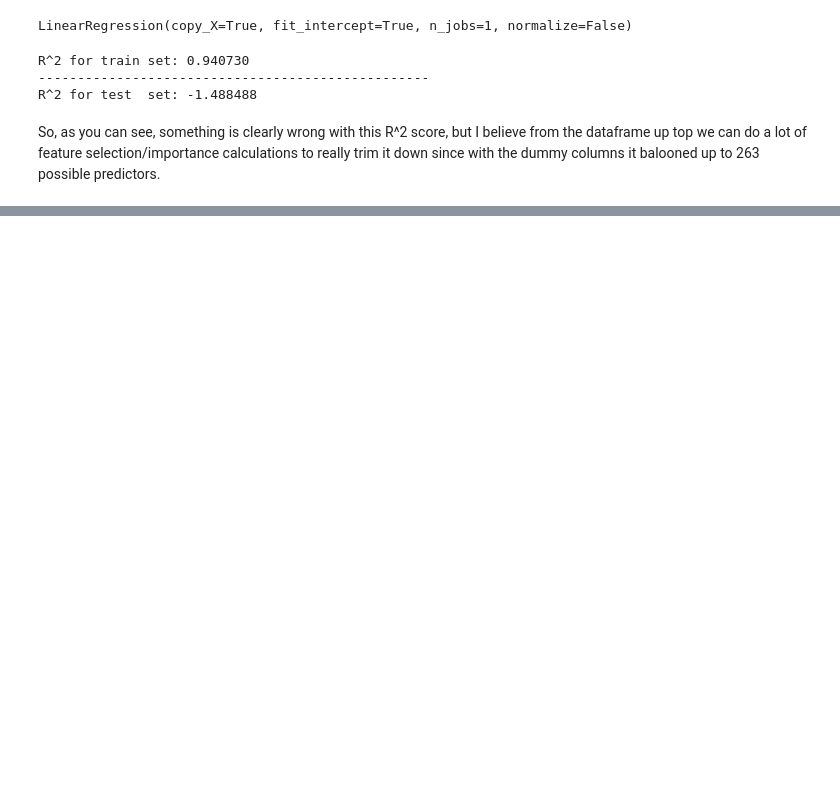
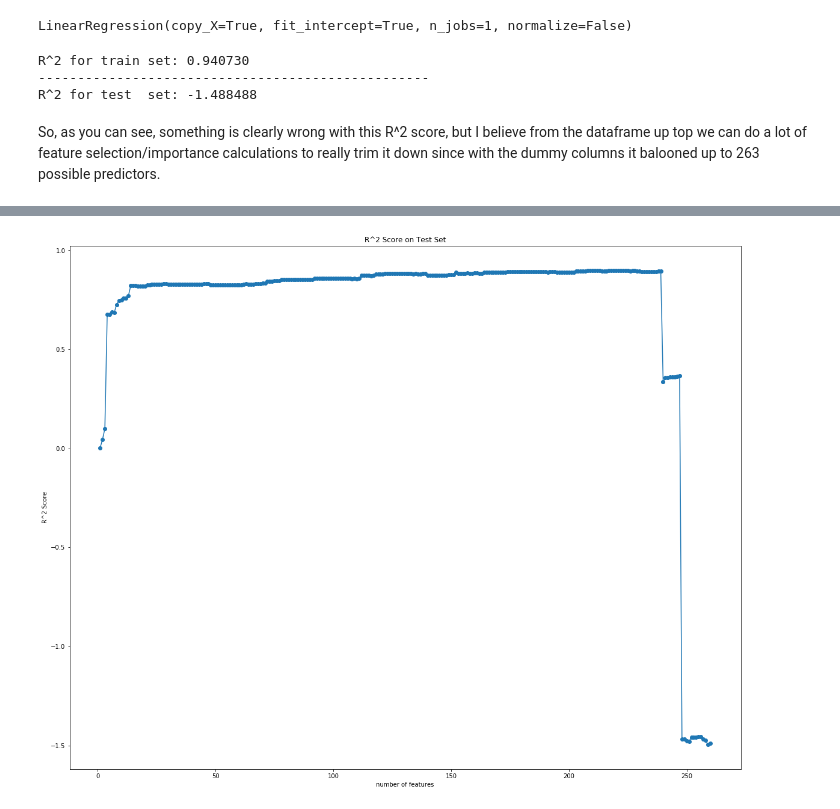
Before and after one commit to jakedaford/housing-prices-ML-project, a Jupyter notebook: josh/Initial EDA.ipynb, the cells around one changed output, grey strips where cells are left out. Drawn from its saved outputs; the diff is of its cells as text; code cells hidden in the pictures; blank space fills up the shorter version.

```diff
--- a/josh/Initial EDA.ipynb
+++ b/josh/Initial EDA.ipynb
@@ -894,0 +908,14 @@ So, as you can see, something is clearly wrong with this R^2 score, but I believ
+# %%
+r2_vec_test = []
+for i in n:
+    ols.fit(X_train.iloc[:, 0:i] , y_train)
+    r2_vec_test.append(ols.score(X_test.iloc[:, 0:i] , y_test))
+plt.figure(figsize=(20,16))
+plt.scatter(n, r2_vec_test)
+plt.plot(n, r2_vec_test)
+plt.xlabel('number of features')
+plt.ylabel('R^2 Score')
+plt.title('R^2 Score on Test Set')
+plt.show()
+# %% [output]
+[figure, added]
```
Also changed, not shown: parts of 13 cells of this notebook.
